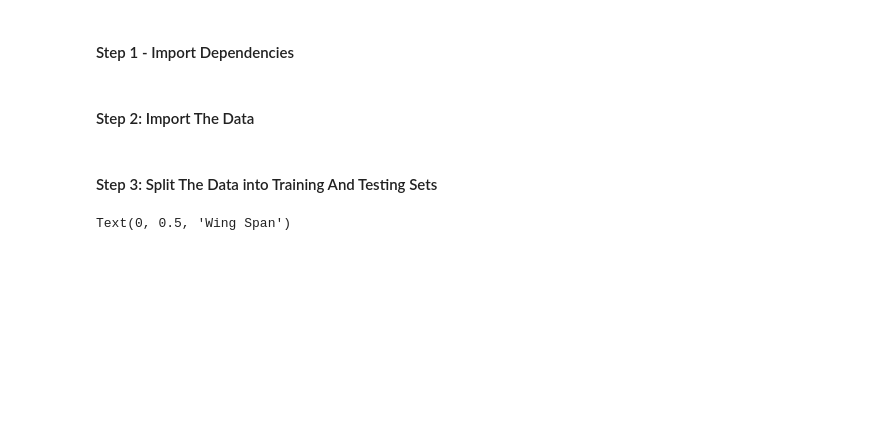
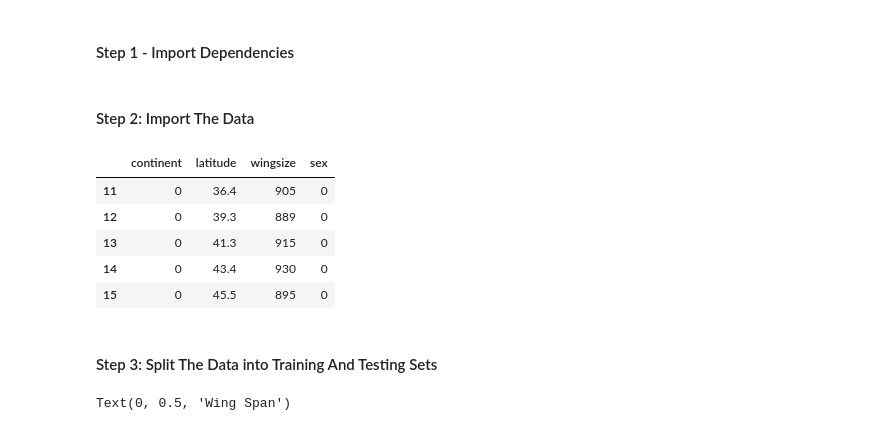
Before and after one commit to waynewilliamprout123456789/Machine_Learning, a Jupyter notebook: examples/5.OOP_Neural_Network_Simple.ipynb, the cells around one changed output. Drawn from its saved outputs; the diff is of its cells as text; code cells hidden in the pictures; blank space fills up the shorter version.

```diff
--- a/examples/5.OOP_Neural_Network_Simple.ipynb
+++ b/examples/5.OOP_Neural_Network_Simple.ipynb
@@ -18,6 +18,15 @@ import pandas as pd
 #### Step 2: Import The Data
 # %%
 insects = pd.read_csv('./data/insects.csv', sep='\t')
+insects = insects[insects.continent != 1]
+insects.head()
+# %% [output]
+|  | continent | latitude | wingsize | sex |
+| 11 | 0 | 36.4 | 905 | 0 |
+| 12 | 0 | 39.3 | 889 | 0 |
+| 13 | 0 | 41.3 | 915 | 0 |
+| 14 | 0 | 43.4 | 930 | 0 |
+| 15 | 0 | 45.5 | 895 | 0 |
 # %% [markdown]
 #### Step 3: Split The Data into Training And Testing Sets
 # %%
```
Also changed, not shown: parts of 8 cells of this notebook, 11 other files.
